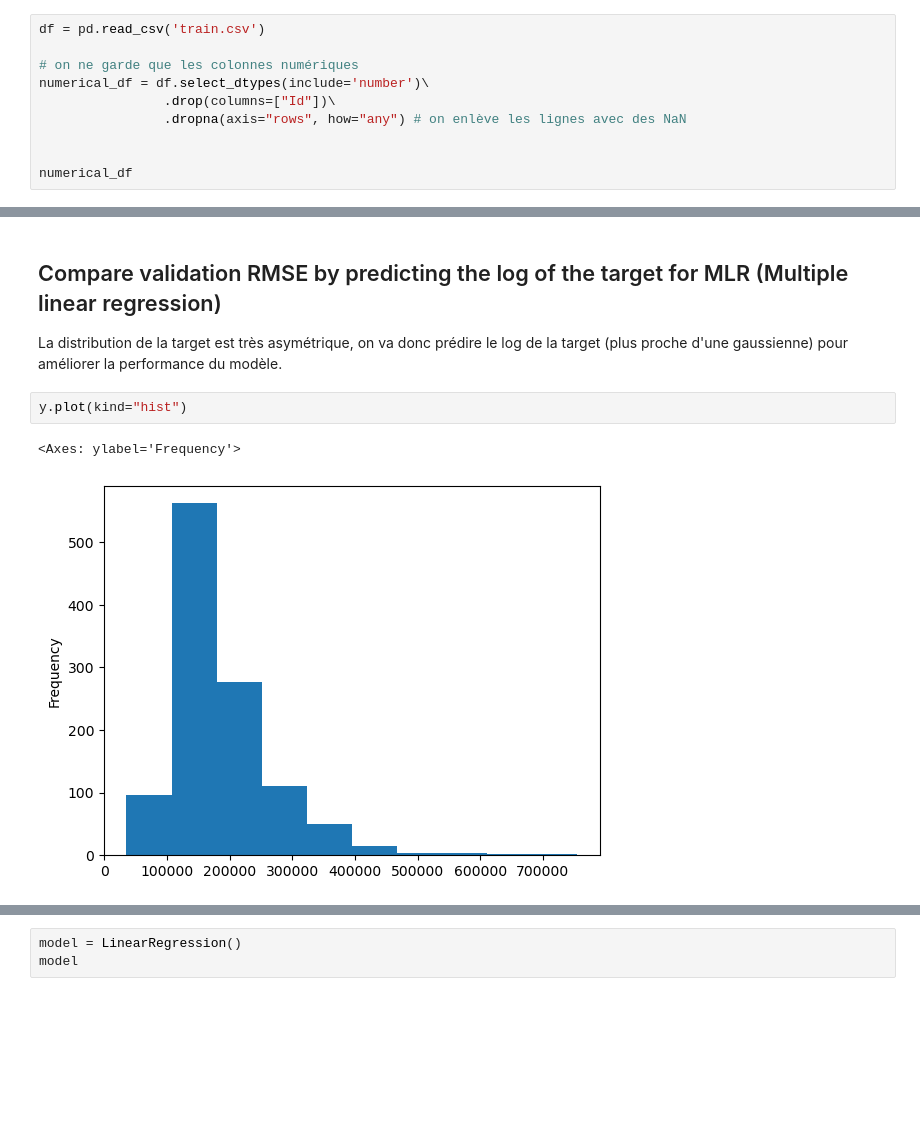
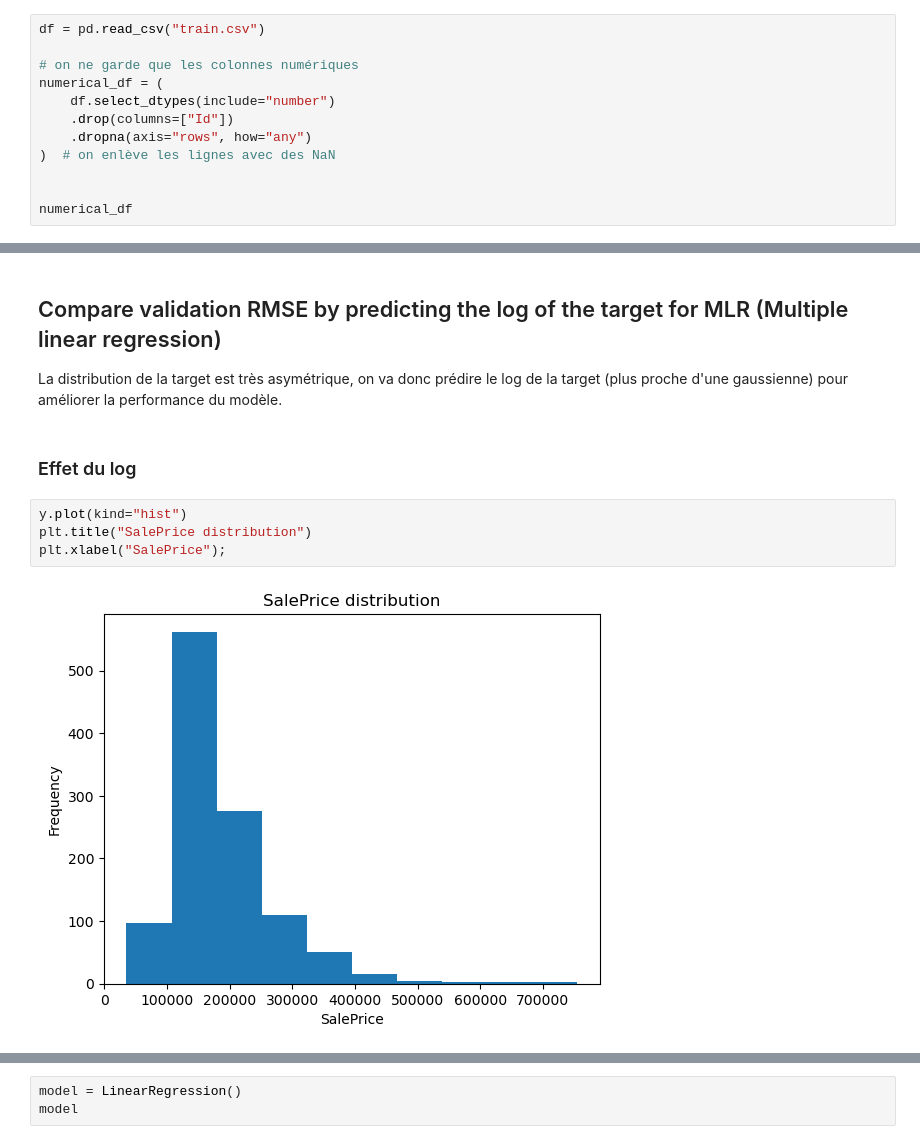
Before and after one commit to basile-desjuzeur/albert_school_ml2, a Jupyter notebook: 2. Linear Reg/2.validation_house_prediction.ipynb, the cells around one changed output, grey strips where cells are left out. Saved outputs shown, nothing was run; the diff lists cells and outputs as text; blank space fills up the shorter version.

```diff
--- a/2. Linear Reg/2.validation_house_prediction.ipynb
+++ b/2. Linear Reg/2.validation_house_prediction.ipynb
@@ -16,12 +15,14 @@ from sklearn.linear_model import LinearRegression
 # %% [markdown]
 ## Lecture et mise en forme des données
 # %%
-df = pd.read_csv('train.csv')
+df = pd.read_csv("train.csv")
 
 # on ne garde que les colonnes numériques
-numerical_df = df.select_dtypes(include='number')\
-                .drop(columns=["Id"])\
-                .dropna(axis="rows", how="any") # on enlève les lignes avec des NaN
+numerical_df = (
+    df.select_dtypes(include="number")
+    .drop(columns=["Id"])
+    .dropna(axis="rows", how="any")
+)  # on enlève les lignes avec des NaN
 
 
 numerical_df
@@ -61,11 +62,14 @@ len(X)
 ## Compare validation RMSE by predicting the log of the target for MLR (Multiple linear regression)
 
 La distribution de la target est très asymétrique, on va donc prédire le log de la target (plus proche d'une gaussienne) pour améliorer la performance du modèle.
+# %% [markdown]
+### Effet du log
 # %%
 y.plot(kind="hist")
+plt.title("SalePrice distribution")
+plt.xlabel("SalePrice");
 # %% [output]
-<Axes: ylabel='Frequency'>
-[figure, old version]
+[figure, new version]
 # %%
 import numpy as np
 
```
Also changed, not shown: parts of 14 cells of this notebook, 2 other files.
